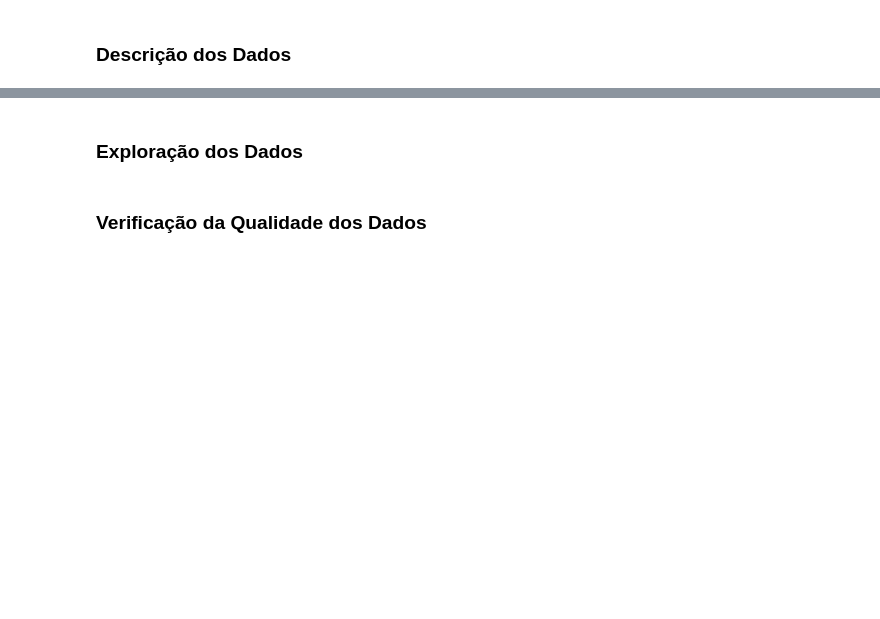
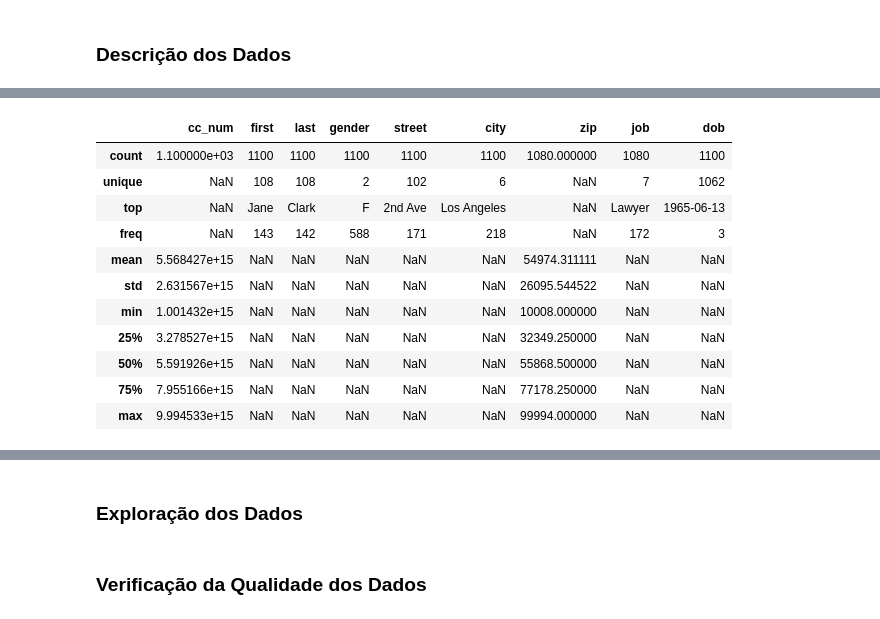
Before and after one commit to manelneto/fraud, a Jupyter notebook: task1.ipynb, the cells around one changed output, grey strips where cells are left out. Cells and saved outputs as stored; diff of their text form; code cells hidden in the pictures; blank space fills up the shorter version.

```diff
--- a/task1.ipynb
+++ b/task1.ipynb
@@ -167,0 +350,15 @@ memory usage: 2.1+ MB
+# %%
+customers.describe(include = 'all')
+# %% [output]
+|  | cc_num | first | last | gender | street | city | zip | job | dob |
+| count | 1.100000e+03 | 1100 | 1100 | 1100 | 1100 | 1100 | 1080.000000 | 1080 | 1100 |
+| unique | NaN | 108 | 108 | 2 | 102 | 6 | NaN | 7 | 1062 |
+| top | NaN | Jane | Clark | F | 2nd Ave | Los Angeles | NaN | Lawyer | 1965-06-13 |
+| freq | NaN | 143 | 142 | 588 | 171 | 218 | NaN | 172 | 3 |
+| mean | 5.568427e+15 | NaN | NaN | NaN | NaN | NaN | 54974.311111 | NaN | NaN |
+| std | 2.631567e+15 | NaN | NaN | NaN | NaN | NaN | 26095.544522 | NaN | NaN |
+| min | 1.001432e+15 | NaN | NaN | NaN | NaN | NaN | 10008.000000 | NaN | NaN |
+| 25% | 3.278527e+15 | NaN | NaN | NaN | NaN | NaN | 32349.250000 | NaN | NaN |
+| 50% | 5.591926e+15 | NaN | NaN | NaN | NaN | NaN | 55868.500000 | NaN | NaN |
+| 75% | 7.955166e+15 | NaN | NaN | NaN | NaN | NaN | 77178.250000 | NaN | NaN |
+| max | 9.994533e+15 | NaN | NaN | NaN | NaN | NaN | 99994.000000 | NaN | NaN |
```
Also changed, not shown: parts of 44 cells of this notebook.
